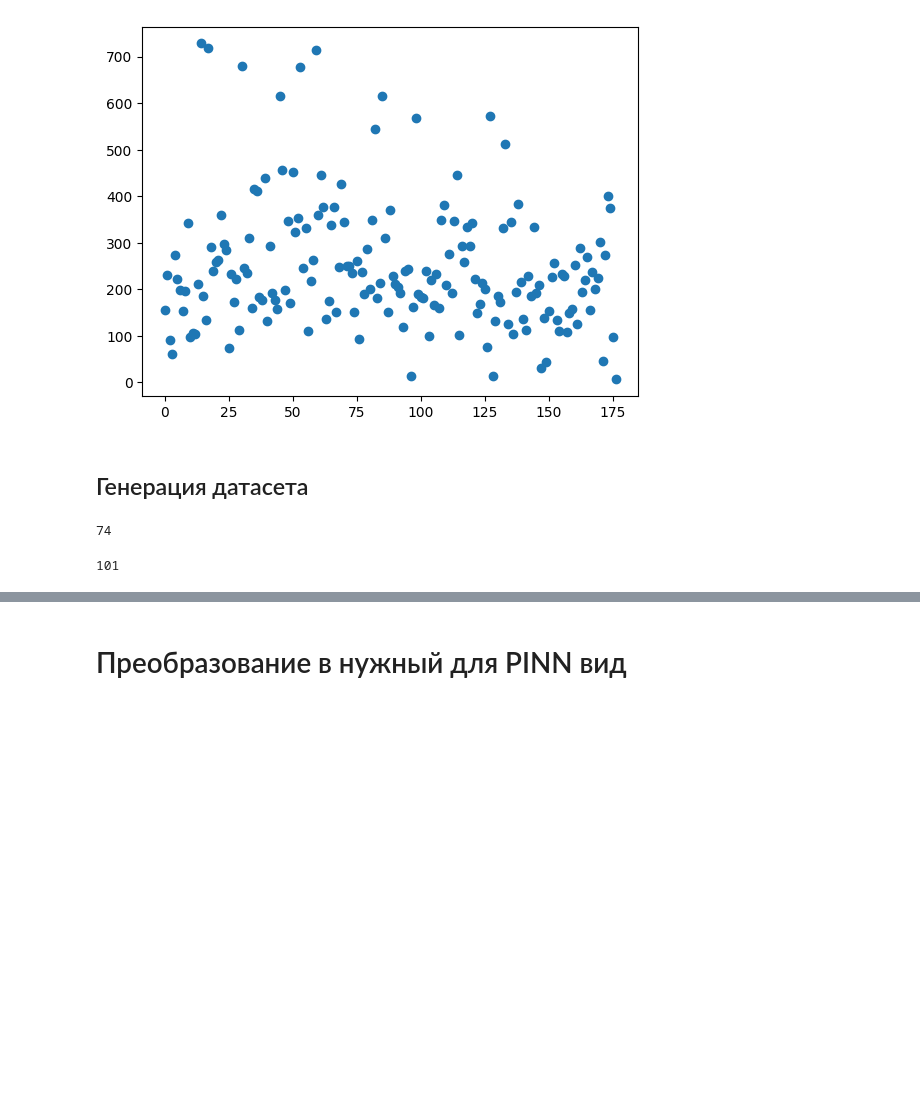
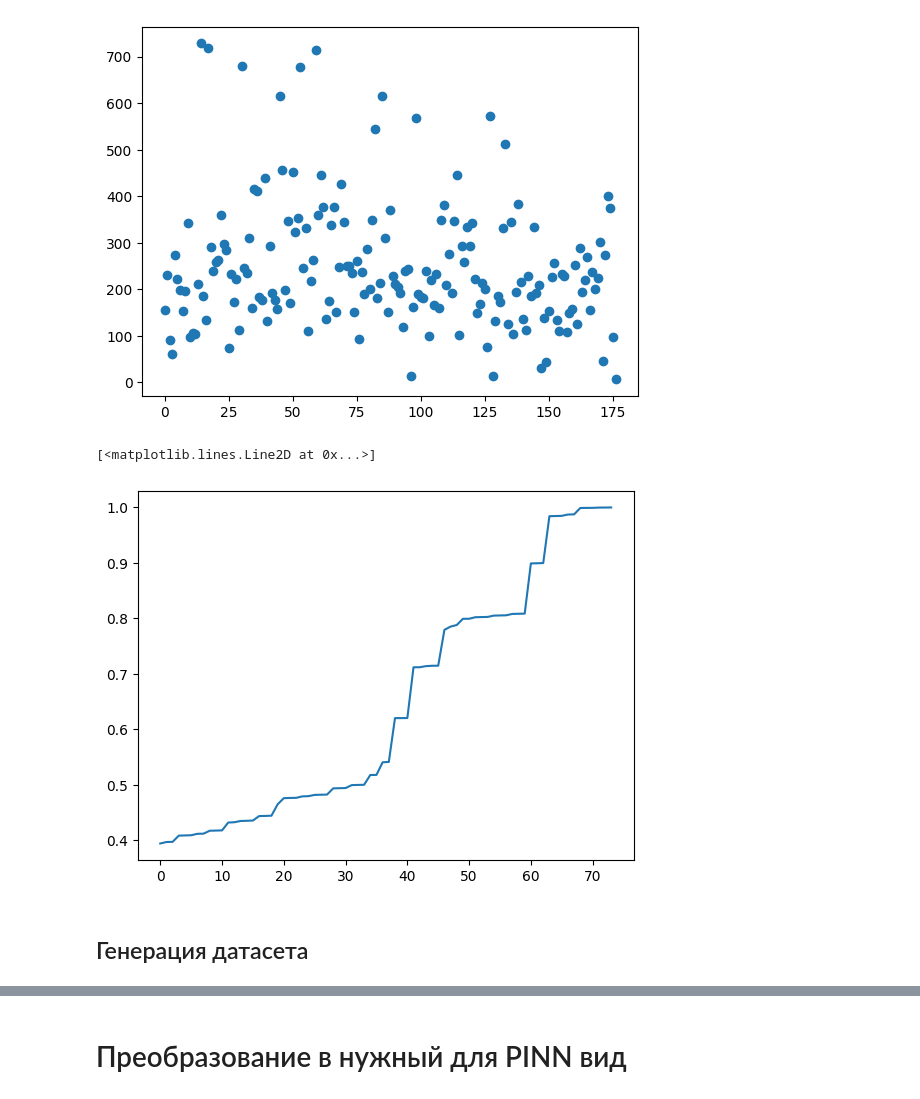
Before and after one commit to kzmna/PINN, a Jupyter notebook: src/training.ipynb, the cells around one changed output, grey strips where cells are left out. Saved outputs shown, nothing was run; the diff lists cells and outputs as text; code cells hidden in the pictures; blank space fills up the shorter version.

```diff
--- a/src/training.ipynb
+++ b/src/training.ipynb
@@ -109,6 +121,11 @@ plt.scatter(range(len(df)), df["S_[m2/kg]"])
 plt.show()
 # %% [output]
 [figure]
+# %%
+plt.plot(data['t_bc1_test'])
+# %% [output]
+[<matplotlib.lines.Line2D at 0x...>]
+[figure, added]
 # %% [markdown]
 ## Генерация датасета
 # %%
@@ -195,11 +242,3 @@ for i, row in df[101:].iterrows():
             data['t_pde_test'].append(t)
             data['z_pde_test'].append(random.random()*z_max)
             data['v_pde_test'].append(v)
-# %%
-len(data['t_bc2_test'])
-# %% [output]
-74
-# %%
-len(data['t_bc2_train'])
-# %% [output]
-101
```
Also changed, not shown: parts of 23 cells of this notebook, 4 other files.
